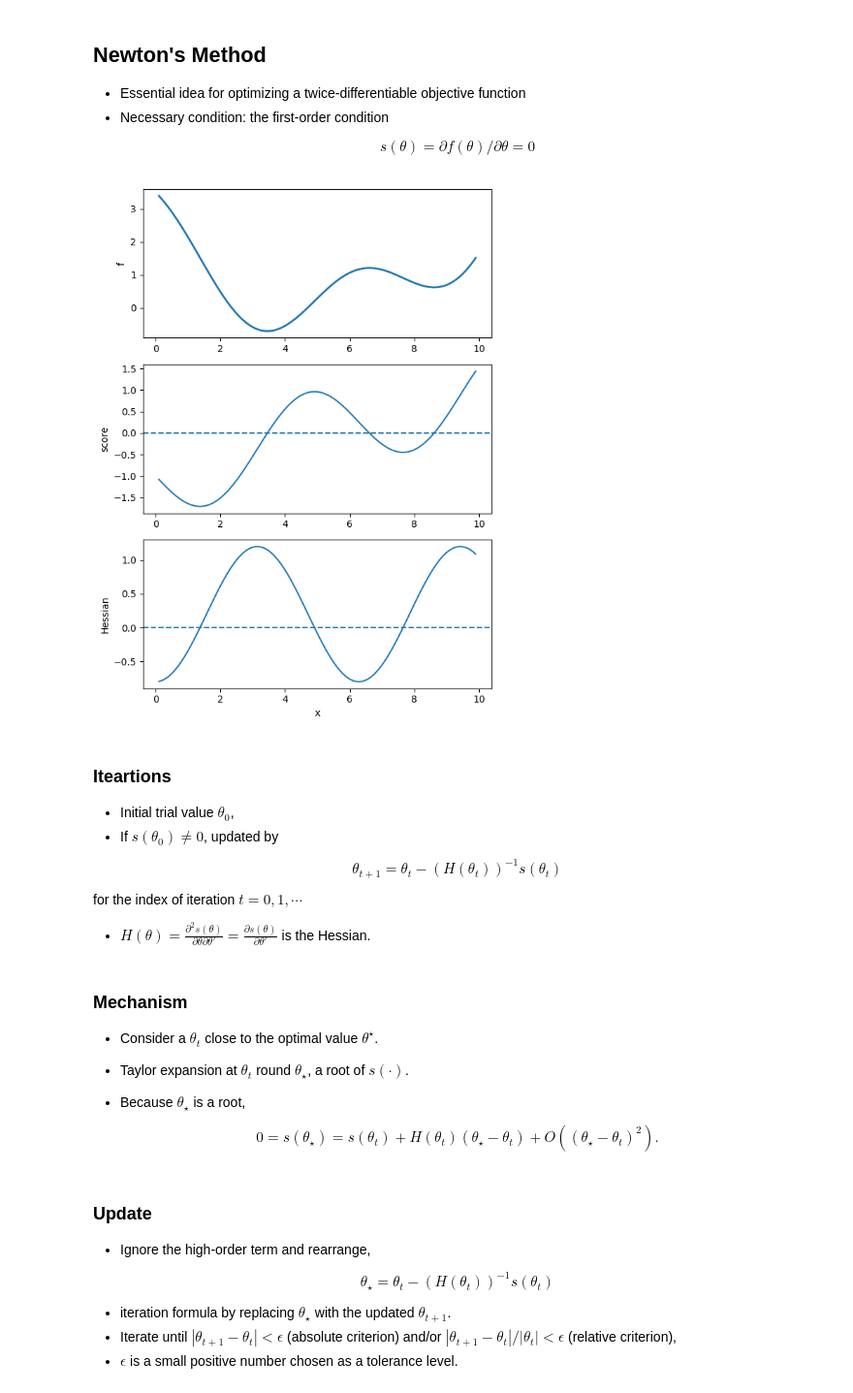
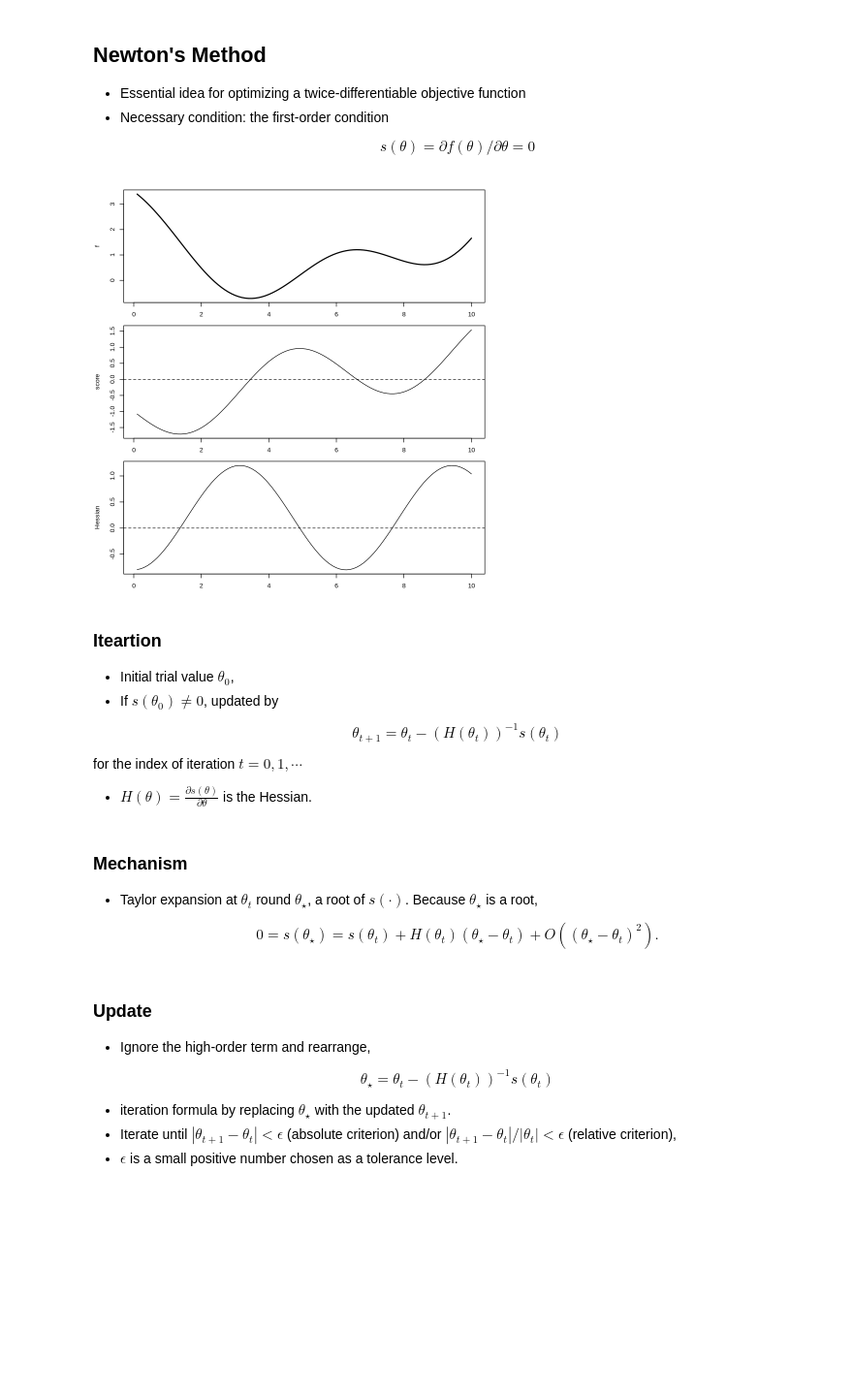
Before and after one commit to zhentaoshi/Econ5150, a Jupyter notebook: lec_notes_2026/08_optimization.ipynb, the cells around one changed output. Shown at 97% size. Saved outputs shown, nothing was run; the diff lists cells and outputs as text; code cells hidden in the pictures; blank space fills up the shorter version.

```diff
--- a/lec_notes_2026/08_optimization.ipynb
+++ b/lec_notes_2026/08_optimization.ipynb
@@ -59,43 +63,24 @@ $$
 s(\theta) = \partial f(\theta) / \partial \theta = 0
 $$
 # %%
-import numpy as np
-import matplotlib.pyplot as plt
+f <- function(x) 0.1 * (x - 5)^2 + cos(x) # criterion
+s <- function(x) 0.2 * (x - 5) - sin(x) # gradient
+h <- function(x) 0.2 - cos(x) # Hessian
 
-# define functions
-def f(x):
-    return 0.1 * (x - 5) ** 2 + np.cos(x)
+# plot
+par(mfrow = c(3, 1))
+par(mar = c(2, 4, 1, 2))
 
-def s(x):
-    return 0.2 * (x - 5) - np.sin(x)
-
-def h(x):
-    return 0.2 - np.cos(x)
-
-# create x array
-x_base = np.arange(0.1, 10, 0.1)
-
-# create plots
-fig, axs = plt.subplots(3, 1, figsize=(6, 8))
-
-axs[0].plot(x_base, f(x_base), linewidth=2)
-axs[0].set_ylabel('f')
-
-axs[1].plot(x_base, s(x_base))
-axs[1].axhline(y=0, linestyle='--')
-axs[1].set_ylabel('score')
-
-axs[2].plot(x_base, h(x_base))
-axs[2].axhline(y=0, linestyle='--')
-axs[2].set_ylabel('Hessian')
-axs[2].set_xlabel('x')
-
-plt.tight_layout()
-plt.show()
+x_base <- seq(0.1, 10, by = 0.1)
+plot(y = f(x_base), x = x_base, type = "l", lwd = 2, ylab = "f")
+plot(y = s(x_base), x = x_base, type = "l", ylab = "score")
+abline(h = 0, lty = 2)
+plot(y = h(x_base), x = x_base, type = "l", ylab = "Hessian")
+abline(h = 0, lty = 2)
 # %% [output]
-[figure, old version]
+[figure, new version]
 # %% [markdown]
-### Iteartions
+### Iteartion
 
 * Initial trial value $\theta_0$,
 * If $s(\theta_0) \neq 0$, updated by
@@ -105,15 +90,12 @@ $$
 $$
 
 for the index of iteration $t=0,1,\cdots$
-* $H(\theta) = \frac{ \partial^2 s(\theta) }  {\partial \theta \partial \theta'} = \frac{ \partial s(\theta )}{ \partial \theta'}$ is the Hessian.
+* $H(\theta) = \frac{ \partial s(\theta )}{ \partial \theta}$ is the Hessian.
 # %% [markdown]
 ### Mechanism
 
-* Consider a $\theta_t$ close to the optimal value $\theta^{\star}$.
 * Taylor expansion
-at $\theta_t$ round  $\theta_{\star}$, a root of $s(\cdot)$.
-
-* Because $\theta_{ \star }$  is a root,
+at $\theta_t$ round  $\theta_{\star}$, a root of $s(\cdot)$. Because $\theta_{ \star }$  is a root,
 
 $$
 0 = s(\theta_{\star}) = s(\theta_t) + H(\theta_t) (\theta_{\star} - \theta_t) + O( (\theta_{\star} - \theta_t)^2 ).
```
Also changed, not shown: parts of 45 cells of this notebook.
